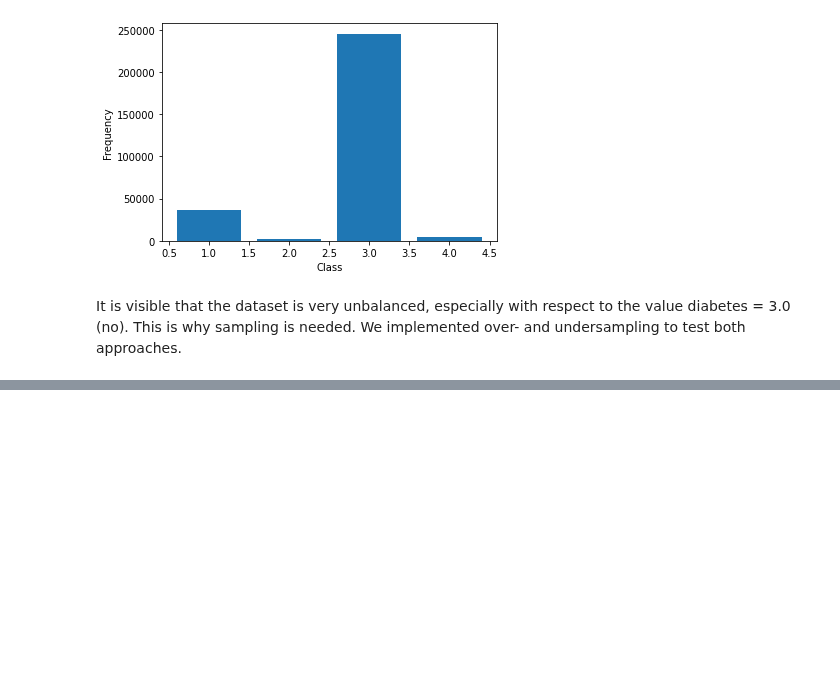
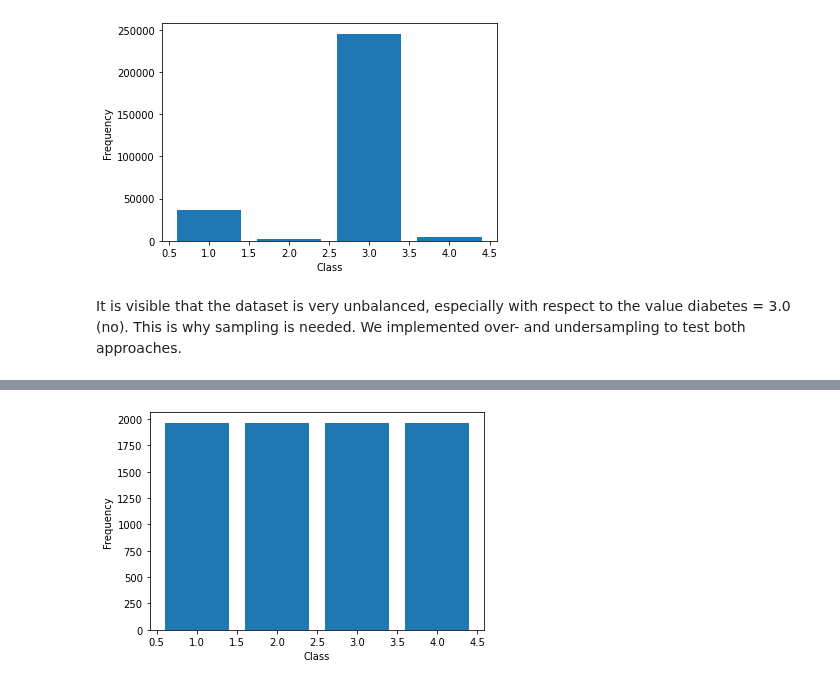
Before and after one commit to medplot/data-mining-project, a Jupyter notebook: jupyter_notebooks/preprocessing.ipynb, the cells around one changed output, grey strips where cells are left out. Saved outputs shown, nothing was run; the diff lists cells and outputs as text; code cells hidden in the pictures; blank space fills up the shorter version.

```diff
--- a/jupyter_notebooks/preprocessing.ipynb
+++ b/jupyter_notebooks/preprocessing.ipynb
@@ -226,0 +243,5 @@ plot_class_frequencies(target)
+# %%
+data_train, data_test, target_train, target_test = get_preprocessed_brfss_dataset_label_encoded_train_test_split_undersampled()
+plot_class_frequencies(target_train)
+# %% [output]
+[figure, added]
```
Also changed, not shown: parts of 11 cells of this notebook, 5 other files.
